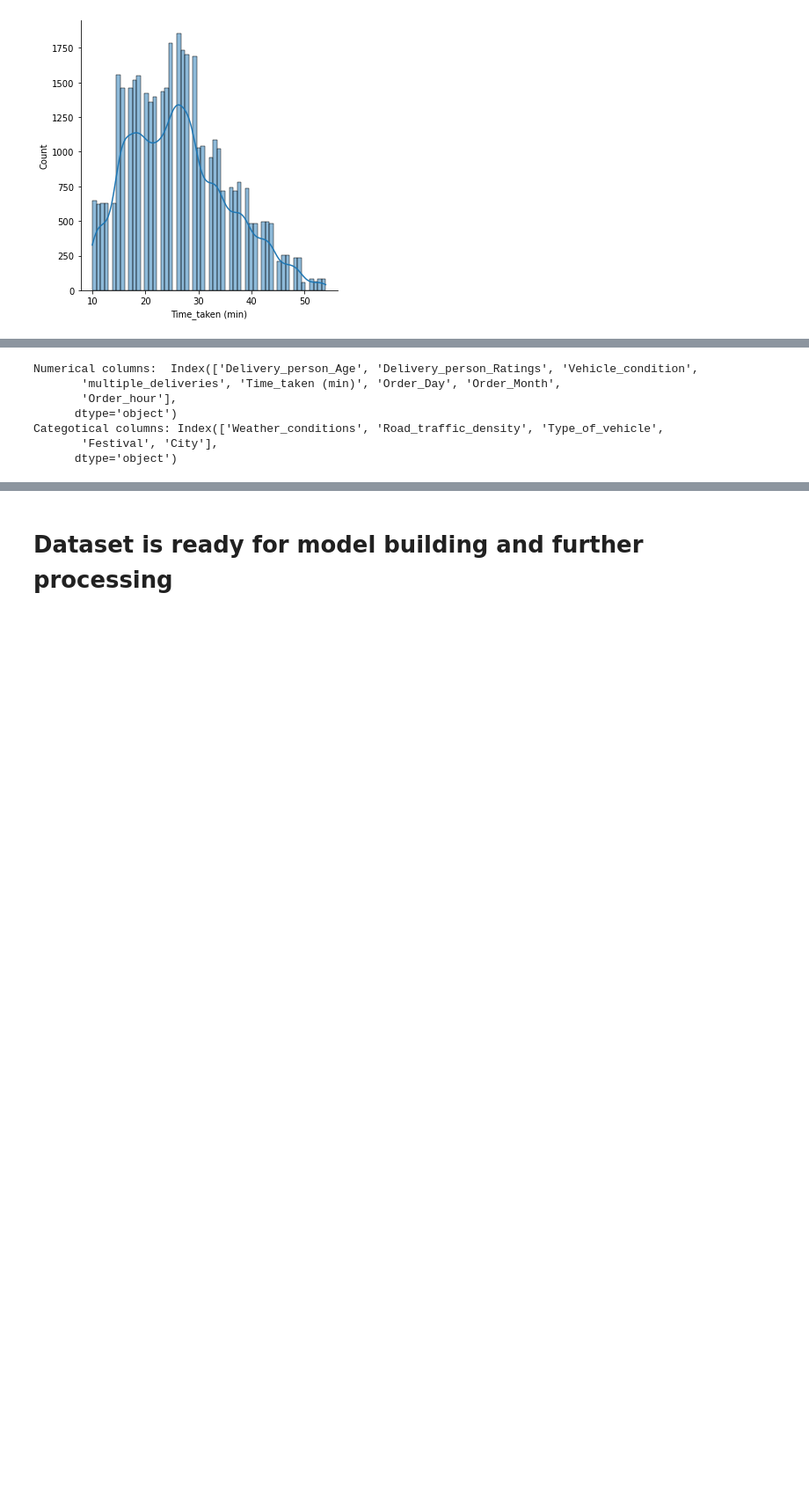
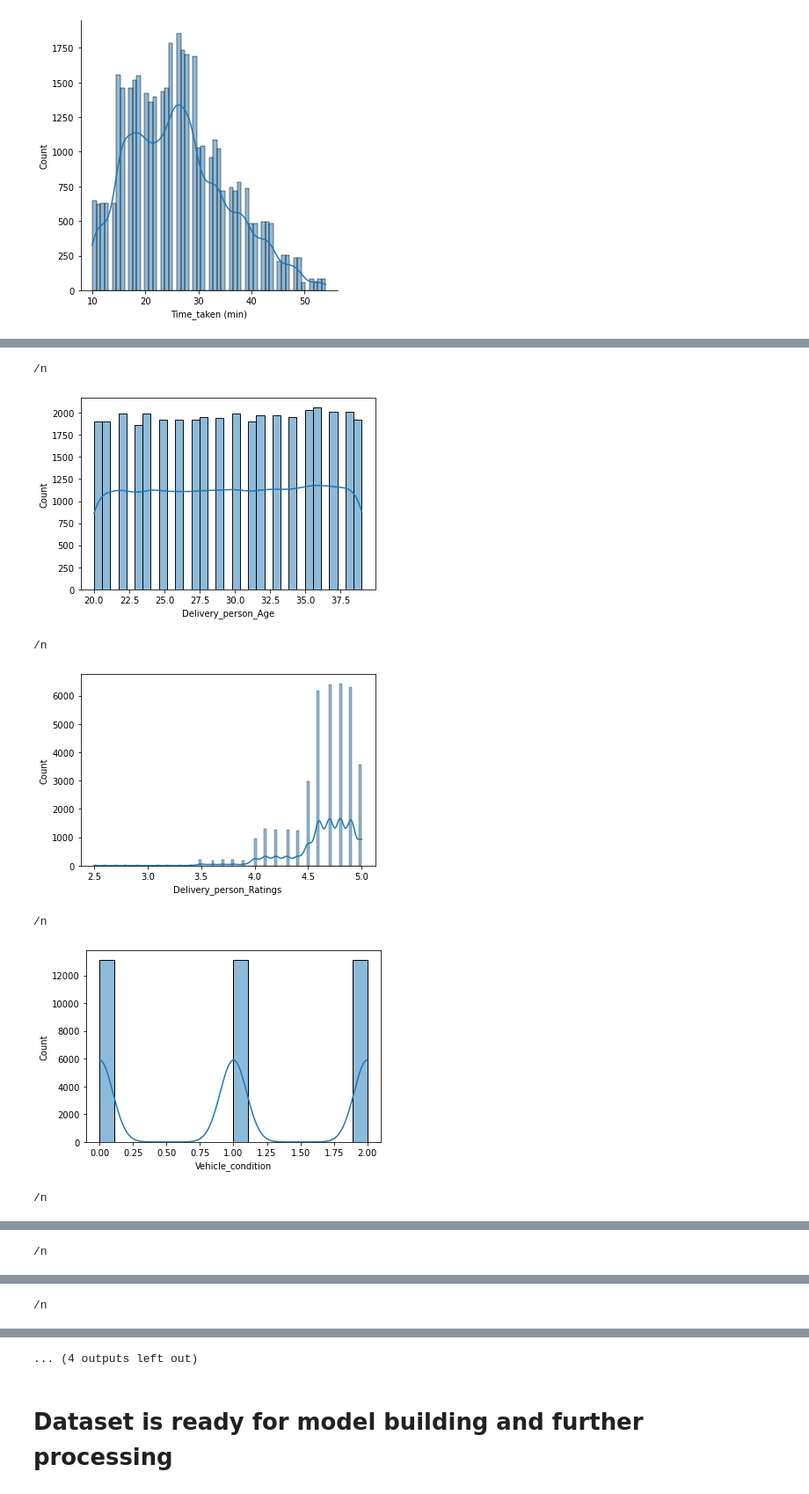
Before and after one commit to ajitk2805/zomato_delivery_time_pred, a Jupyter notebook: Notebooks/zomato_eda1.ipynb, the cells around one changed output, grey strips where cells are left out. Shown at 88% size. Drawn from its saved outputs; the diff is of its cells as text; code cells hidden in the pictures; blank space fills up the shorter version.

```diff
--- a/Notebooks/zomato_eda1.ipynb
+++ b/Notebooks/zomato_eda1.ipynb
@@ -378,16 +421,16 @@ sns.displot(df1['Time_taken (min)'], kde=True)
 # %%
 # Type of order is not adding any value to the data, so dropping it
 df1.drop('Type_of_order', axis=1, inplace=True)
-# %%
-categorical_columns = df1.columns[df1.dtypes=="object"]
-numerical_columns = df1.columns[df1.dtypes!='object']
-print("Numerical columns: ", numerical_columns)
-print("Categotical columns:", categorical_columns)
-# %% [output]
-Numerical columns:  Index(['Delivery_person_Age', 'Delivery_person_Ratings', 'Vehicle_condition',
-       'multiple_deliveries', 'Time_taken (min)', 'Order_Day', 'Order_Month',
-       'Order_hour'],
-      dtype='object')
-Categotical columns: Index(['Weather_conditions', 'Road_traffic_density', 'Type_of_vehicle',
-       'Festival', 'City'],
-      dtype='object')
+# %%
+for col in numerical_columns:
+    sns.histplot(x=col, data=df1, kde=True)
+    print('/n')
+    plt.show()
+# %% [output]
+/n
+[figure, added]
+/n
+[figure, added]
+/n
+[figure, added]
+/n
@@ -393,0 +438 @@ Categotical columns: Index(['Weather_conditions', 'Road_traffic_density', 'Type_
+/n
@@ -393,0 +440 @@ Categotical columns: Index(['Weather_conditions', 'Road_traffic_density', 'Type_
+/n
@@ -394,3 +442,4 @@ Categotical columns: Index(['Weather_conditions', 'Road_traffic_density', 'Type_
+... (4 outputs left out)
 # %% [markdown]
 # Dataset is ready for model building and further processing
 # %%
```
Also changed, not shown: parts of 7 cells of this notebook, 4 other files.
